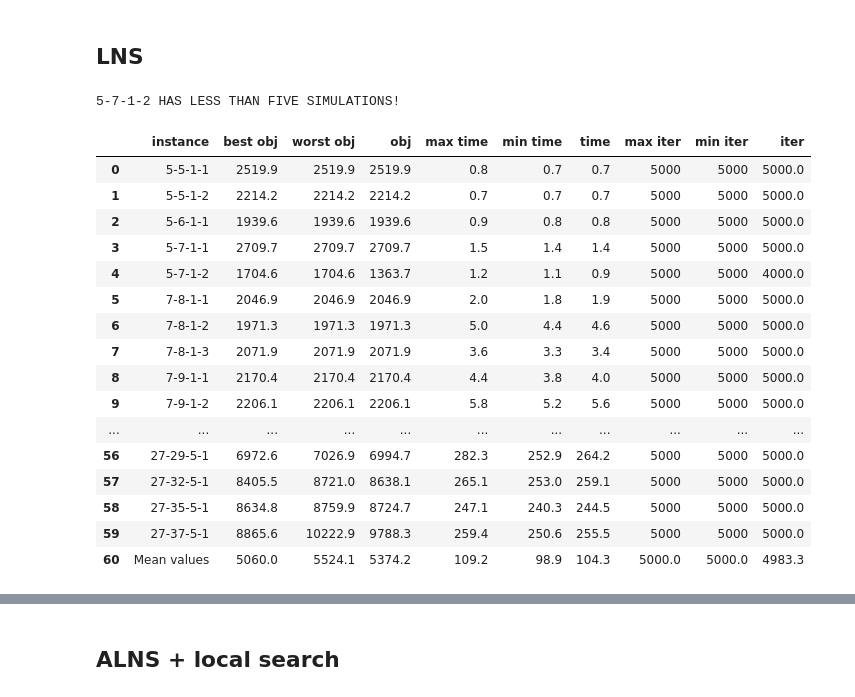
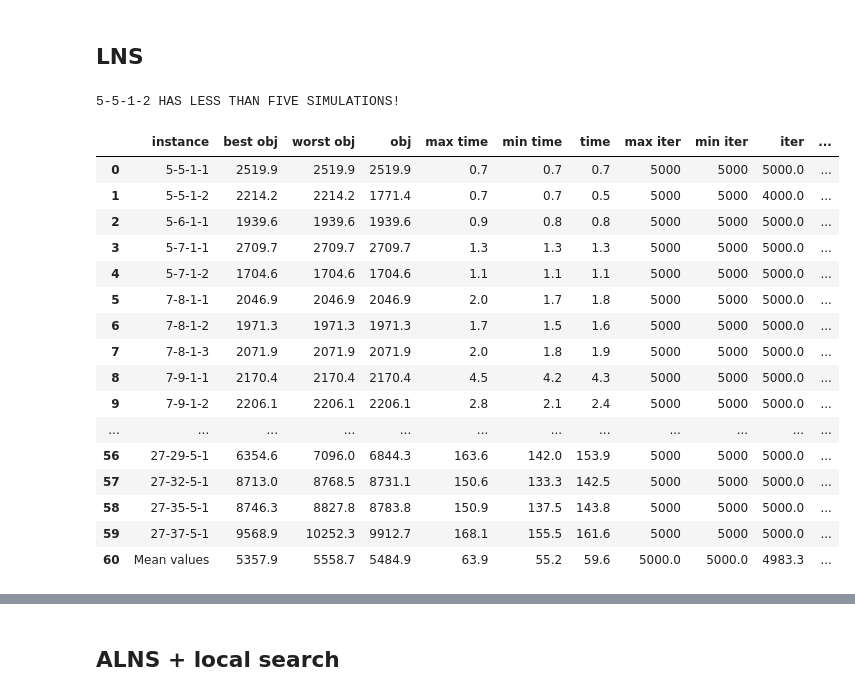
Before and after one commit to avandvik/masters-thesis, a Jupyter notebook: plot/performance.ipynb, the cells around one changed output, grey strips where cells are left out. Drawn from its saved outputs; the diff is of its cells as text; code cells hidden in the pictures.

```diff
--- a/plot/performance.ipynb
+++ b/plot/performance.ipynb
@@ -221,5 +223,10 @@ def aggregate_df_by_instance_group(df):
     df = df.append(mean_row, ignore_index=True)
     df = df.round(1)
     return df
+
+def load_df(file_name):
+    run_df = pd.read_pickle(f'dataframes/performance/{file_name}')
+    # run_df = sort_df(run_df, sort_column)
+    return run_df
 # %% [markdown]
 ## ALNS baseline
@@ -310,29 +333,36 @@ run_sequential_agg_df
 # %% [markdown]
 ## LNS
 # %%
-run_lns_name = 'lns/'
-run_lns_df = generate_run_df(run_lns_name)
-run_lns_agg_df = aggregate_df_by_instance_group(run_lns_df)
+if generate_df:
+    run_lns_name = 'second/lns/'
+    run_lns_df = generate_run_df(run_lns_name)
+    run_lns_agg_df = aggregate_df_by_instance_group(run_lns_df)
+
+    run_lns_file_name = f'dataframes/performance/lns.pkl'
+    run_lns_agg_file_name = f'dataframes/performance/lns_agg.pkl'
+    run_lns_df.to_pickle(run_lns_file_name)
+    run_lns_agg_df.to_pickle(run_lns_agg_file_name)
 # %% [output]
-5-7-1-2 HAS LESS THAN FIVE SIMULATIONS!
+5-5-1-2 HAS LESS THAN FIVE SIMULATIONS!
 # %%
+run_lns_df = load_df('lns.pkl')
 run_lns_df
 # %% [output]
-|  | instance | best obj | worst obj | obj | max time | min time | time | max iter | min iter | iter |
-| 0 | 5-5-1-1 | 2519.9 | 2519.9 | 2519.9 | 0.8 | 0.7 | 0.7 | 5000 | 5000 | 5000.0 |
-| 1 | 5-5-1-2 | 2214.2 | 2214.2 | 2214.2 | 0.7 | 0.7 | 0.7 | 5000 | 5000 | 5000.0 |
-| 2 | 5-6-1-1 | 1939.6 | 1939.6 | 1939.6 | 0.9 | 0.8 | 0.8 | 5000 | 5000 | 5000.0 |
-| 3 | 5-7-1-1 | 2709.7 | 2709.7 | 2709.7 | 1.5 | 1.4 | 1.4 | 5000 | 5000 | 5000.0 |
-| 4 | 5-7-1-2 | 1704.6 | 1704.6 | 1363.7 | 1.2 | 1.1 | 0.9 | 5000 | 5000 | 4000.0 |
-| 5 | 7-8-1-1 | 2046.9 | 2046.9 | 2046.9 | 2.0 | 1.8 | 1.9 | 5000 | 5000 | 5000.0 |
-| 6 | 7-8-1-2 | 1971.3 | 1971.3 | 1971.3 | 5.0 | 4.4 | 4.6 | 5000 | 5000 | 5000.0 |
-| 7 | 7-8-1-3 | 2071.9 | 2071.9 | 2071.9 | 3.6 | 3.3 | 3.4 | 5000 | 5000 | 5000.0 |
-| 8 | 7-9-1-1 | 2170.4 | 2170.4 | 2170.4 | 4.4 | 3.8 | 4.0 | 5000 | 5000 | 5000.0 |
-| 9 | 7-9-1-2 | 2206.1 | 2206.1 | 2206.1 | 5.8 | 5.2 | 5.6 | 5000 | 5000 | 5000.0 |
-| ... | ... | ... | ... | ... | ... | ... | ... | ... | ... | ... |
-| 56 | 27-29-5-1 | 6972.6 | 7026.9 | 6994.7 | 282.3 | 252.9 | 264.2 | 5000 | 5000 | 5000.0 |
-| 57 | 27-32-5-1 | 8405.5 | 8721.0 | 8638.1 | 265.1 | 253.0 | 259.1 | 5000 | 5000 | 5000.0 |
-| 58 | 27-35-5-1 | 8634.8 | 8759.9 | 8724.7 | 247.1 | 240.3 | 244.5 | 5000 | 5000 | 5000.0 |
-| 59 | 27-37-5-1 | 8865.6 | 10222.9 | 9788.3 | 259.4 | 250.6 | 255.5 | 5000 | 5000 | 5000.0 |
-| 60 | Mean values | 5060.0 | 5524.1 | 5374.2 | 109.2 | 98.9 | 104.3 | 5000.0 | 5000.0 | 4983.3 |
+|  | instance | best obj | worst obj | obj | max time | min time | time | max iter | min iter | iter | ... |
+| 0 | 5-5-1-1 | 2519.9 | 2519.9 | 2519.9 | 0.7 | 0.7 | 0.7 | 5000 | 5000 | 5000.0 | ... |
+| 1 | 5-5-1-2 | 2214.2 | 2214.2 | 1771.4 | 0.7 | 0.7 | 0.5 | 5000 | 5000 | 4000.0 | ... |
+| 2 | 5-6-1-1 | 1939.6 | 1939.6 | 1939.6 | 0.9 | 0.8 | 0.8 | 5000 | 5000 | 5000.0 | ... |
+| 3 | 5-7-1-1 | 2709.7 | 2709.7 | 2709.7 | 1.3 | 1.3 | 1.3 | 5000 | 5000 | 5000.0 | ... |
+| 4 | 5-7-1-2 | 1704.6 | 1704.6 | 1704.6 | 1.1 | 1.1 | 1.1 | 5000 | 5000 | 5000.0 | ... |
+| 5 | 7-8-1-1 | 2046.9 | 2046.9 | 2046.9 | 2.0 | 1.7 | 1.8 | 5000 | 5000 | 5000.0 | ... |
+| 6 | 7-8-1-2 | 1971.3 | 1971.3 | 1971.3 | 1.7 | 1.5 | 1.6 | 5000 | 5000 | 5000.0 | ... |
+| 7 | 7-8-1-3 | 2071.9 | 2071.9 | 2071.9 | 2.0 | 1.8 | 1.9 | 5000 | 5000 | 5000.0 | ... |
+| 8 | 7-9-1-1 | 2170.4 | 2170.4 | 2170.4 | 4.5 | 4.2 | 4.3 | 5000 | 5000 | 5000.0 | ... |
+| 9 | 7-9-1-2 | 2206.1 | 2206.1 | 2206.1 | 2.8 | 2.1 | 2.4 | 5000 | 5000 | 5000.0 | ... |
+| ... | ... | ... | ... | ... | ... | ... | ... | ... | ... | ... | ... |
+| 56 | 27-29-5-1 | 6354.6 | 7096.0 | 6844.3 | 163.6 | 142.0 | 153.9 | 5000 | 5000 | 5000.0 | ... |
+| 57 | 27-32-5-1 | 8713.0 | 8768.5 | 8731.1 | 150.6 | 133.3 | 142.5 | 5000 | 5000 | 5000.0 | ... |
+| 58 | 27-35-5-1 | 8746.3 | 8827.8 | 8783.8 | 150.9 | 137.5 | 143.8 | 5000 | 5000 | 5000.0 | ... |
+| 59 | 27-37-5-1 | 9568.9 | 10252.3 | 9912.7 | 168.1 | 155.5 | 161.6 | 5000 | 5000 | 5000.0 | ... |
+| 60 | Mean values | 5357.9 | 5558.7 | 5484.9 | 63.9 | 55.2 | 59.6 | 5000.0 | 5000.0 | 4983.3 | ... |
 # %%
```
Also changed, not shown: parts of 18 cells of this notebook, 35 other files.
